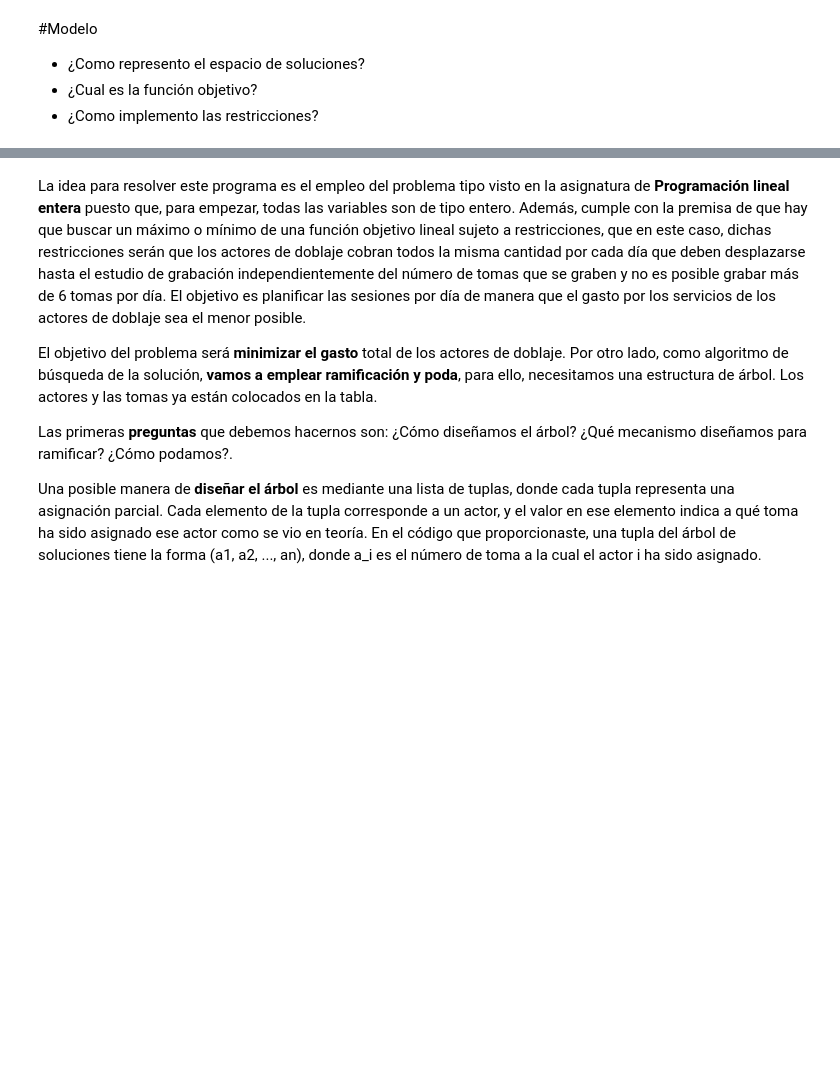
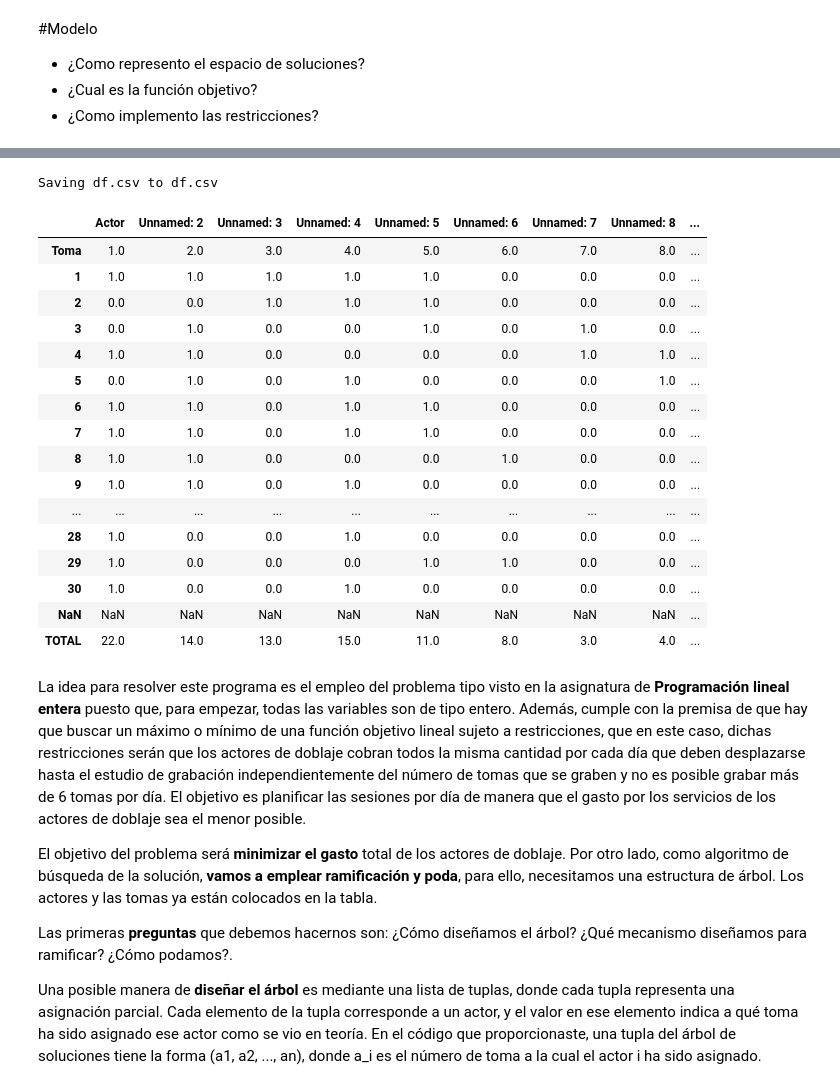
Before and after one commit to JuanArocaMIAR/03MIAR---Algoritmos-de-Optimizacion---2023, a Jupyter notebook: Trabajo_Práctico_Algoritmos_Juan_Aroca_Perez.ipynb, the cells around one changed output, grey strips where cells are left out. Cells and saved outputs as stored; diff of their text form; code cells hidden in the pictures; blank space fills up the shorter version.

```diff
--- a/Trabajo_Práctico_Algoritmos_Juan_Aroca_Perez.ipynb
+++ b/Trabajo_Práctico_Algoritmos_Juan_Aroca_Perez.ipynb
@@ -136,0 +27,21 @@ KeyError: '[0] not in index'
+# %%
+#Respuesta
+import pandas as pd
+from IPython.display import display
+import numpy as np
+
+from google.colab import files
+
+# Subir el archivo CSV desde tu sistema local
+uploaded = files.upload()
+
+# Seleccionar el archivo
+archivo_csv = list(uploaded.keys())[0]
+
+# Cargar el dataframe desde el archivo CSV
+df = pd.read_csv(archivo_csv, index_col=0)
+
+# Visualizar el dataframe
+with pd.option_context('display.max_rows', None, 'display.max_columns', None):
+    display(df)
+# %% [output]
@@ -137,3 +49,21 @@ KeyError: '[0] not in index'
+Saving df.csv to df.csv
+|  | Actor | Unnamed: 2 | Unnamed: 3 | Unnamed: 4 | Unnamed: 5 | Unnamed: 6 | Unnamed: 7 | Unnamed: 8 | ... |
+| Toma | 1.0 | 2.0 | 3.0 | 4.0 | 5.0 | 6.0 | 7.0 | 8.0 | ... |
+| 1 | 1.0 | 1.0 | 1.0 | 1.0 | 1.0 | 0.0 | 0.0 | 0.0 | ... |
+| 2 | 0.0 | 0.0 | 1.0 | 1.0 | 1.0 | 0.0 | 0.0 | 0.0 | ... |
+| 3 | 0.0 | 1.0 | 0.0 | 0.0 | 1.0 | 0.0 | 1.0 | 0.0 | ... |
+| 4 | 1.0 | 1.0 | 0.0 | 0.0 | 0.0 | 0.0 | 1.0 | 1.0 | ... |
+| 5 | 0.0 | 1.0 | 0.0 | 1.0 | 0.0 | 0.0 | 0.0 | 1.0 | ... |
+| 6 | 1.0 | 1.0 | 0.0 | 1.0 | 1.0 | 0.0 | 0.0 | 0.0 | ... |
+| 7 | 1.0 | 1.0 | 0.0 | 1.0 | 1.0 | 0.0 | 0.0 | 0.0 | ... |
+| 8 | 1.0 | 1.0 | 0.0 | 0.0 | 0.0 | 1.0 | 0.0 | 0.0 | ... |
+| 9 | 1.0 | 1.0 | 0.0 | 1.0 | 0.0 | 0.0 | 0.0 | 0.0 | ... |
+| ... | ... | ... | ... | ... | ... | ... | ... | ... | ... |
+| 28 | 1.0 | 0.0 | 0.0 | 1.0 | 0.0 | 0.0 | 0.0 | 0.0 | ... |
+| 29 | 1.0 | 0.0 | 0.0 | 0.0 | 1.0 | 1.0 | 0.0 | 0.0 | ... |
+| 30 | 1.0 | 0.0 | 0.0 | 1.0 | 0.0 | 0.0 | 0.0 | 0.0 | ... |
+| NaN | NaN | NaN | NaN | NaN | NaN | NaN | NaN | NaN | ... |
+| TOTAL | 22.0 | 14.0 | 13.0 | 15.0 | 11.0 | 8.0 | 3.0 | 4.0 | ... |
 # %% [markdown]
  La idea para resolver este programa es el empleo del problema tipo visto en la asignatura de **Programación lineal entera** puesto que, para empezar, todas las variables son de tipo entero. Además, cumple con la premisa de que hay que buscar un máximo o mínimo de una función objetivo lineal sujeto a restricciones, que en este caso, dichas restricciones serán que los actores de
 doblaje cobran todos la misma cantidad por cada día que deben desplazarse hasta el estudio de
```
Also changed, not shown: parts of 15 cells of this notebook.
